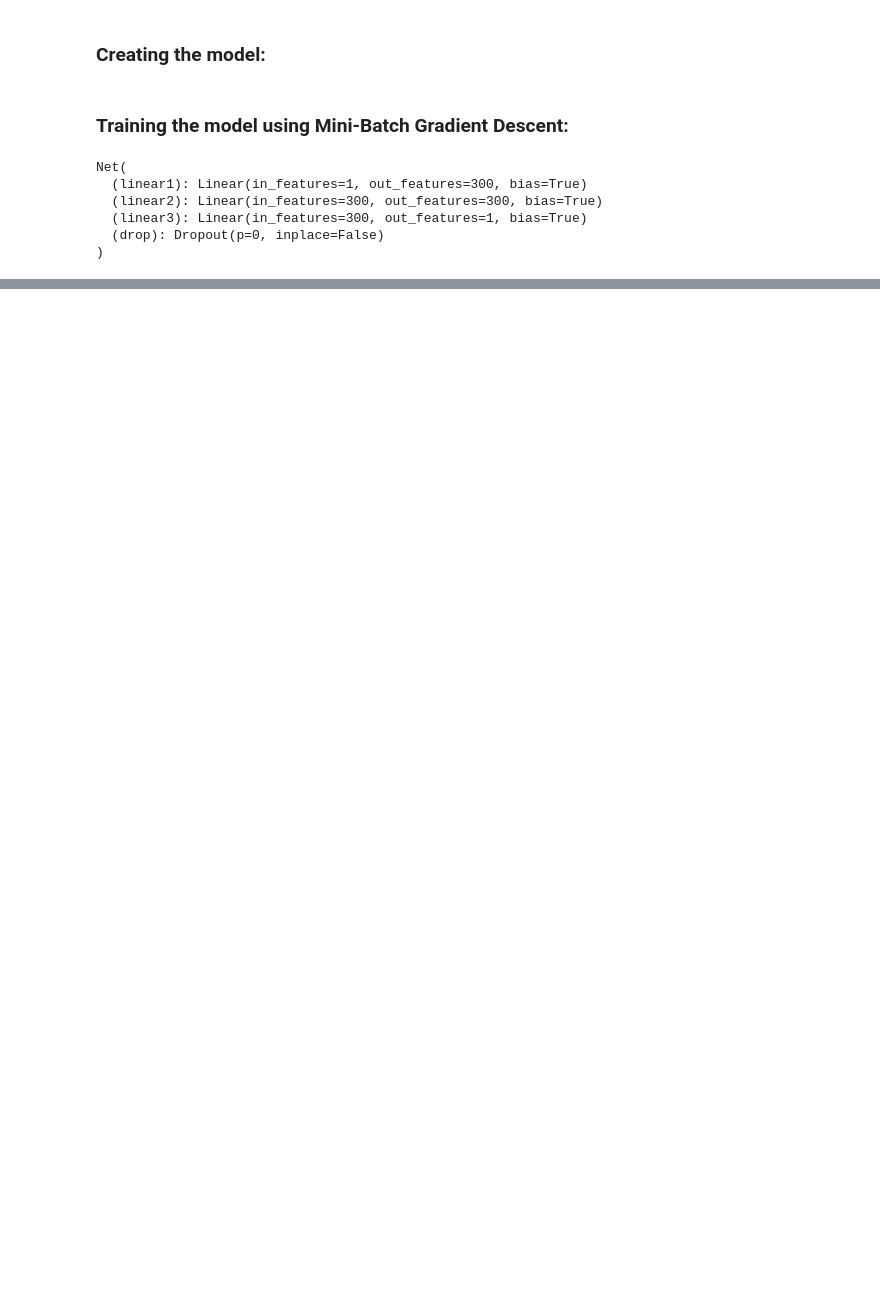
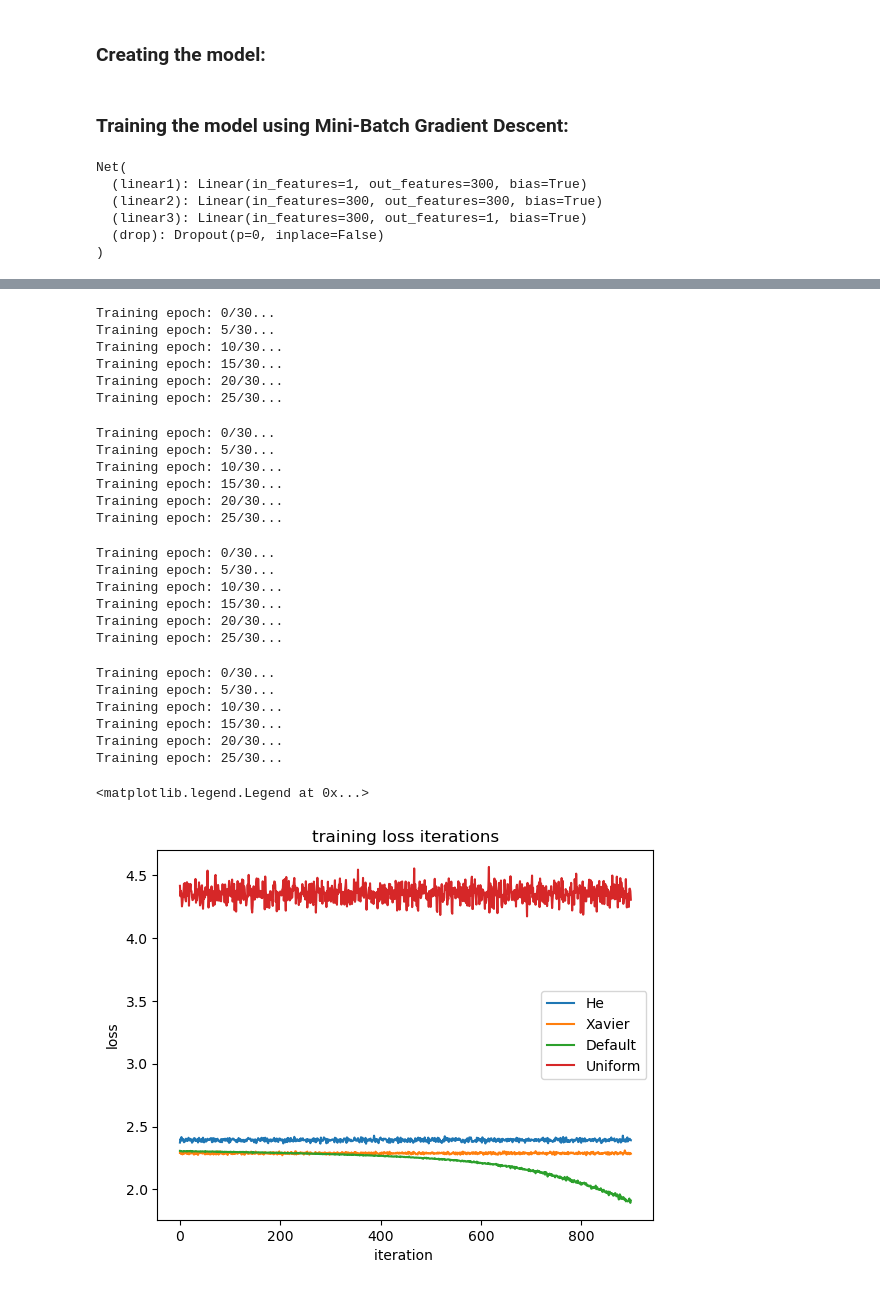
Before and after one commit to saianish03/PyTorch_Learn, a Jupyter notebook: NeuralNets.ipynb, the cells around one changed output, grey strips where cells are left out. Saved outputs shown, nothing was run; the diff lists cells and outputs as text; code cells hidden in the pictures; blank space fills up the shorter version.

```diff
--- a/NeuralNets.ipynb
+++ b/NeuralNets.ipynb
@@ -291,0 +497,60 @@ opti = optim.SGD()
+# %%
+model = Net(layers)
+learning_rate = 0.01
+optimizer = optim.SGD(model.parameters(), lr = learning_rate)
+training_results = train(model, criterion, trainloader, validation_loader, optimizer,epochs=30)
+# %% [output]
+Training epoch: 0/30...
+Training epoch: 5/30...
+Training epoch: 10/30...
+Training epoch: 15/30...
+Training epoch: 20/30...
+Training epoch: 25/30...
+# %%
+model_Uniform = Net_Uniform(layers)
+learning_rate = 0.01
+optimizer = optim.SGD(model.parameters(), lr = learning_rate)
+training_results_Uniform = train(model_Uniform, criterion, trainloader, validation_loader, optimizer,epochs=30)
+# %% [output]
+Training epoch: 0/30...
+Training epoch: 5/30...
+Training epoch: 10/30...
+Training epoch: 15/30...
+Training epoch: 20/30...
+Training epoch: 25/30...
+# %%
+model_Xavier = Net_Xavier(layers)
+learning_rate = 0.01
+optimizer = optim.SGD(model.parameters(), lr = learning_rate)
+training_results_Xavier = train(model_Xavier, criterion, trainloader, validation_loader, optimizer,epochs=30)
+# %% [output]
+Training epoch: 0/30...
+Training epoch: 5/30...
+Training epoch: 10/30...
+Training epoch: 15/30...
+Training epoch: 20/30...
+Training epoch: 25/30...
+# %%
+model_He = Net_He(layers)
+learning_rate = 0.01
+optimizer = optim.SGD(model.parameters(), lr = learning_rate)
+training_results_He = train(model_He, criterion, trainloader, validation_loader, optimizer,epochs=30)
+# %% [output]
+Training epoch: 0/30...
+Training epoch: 5/30...
+Training epoch: 10/30...
+Training epoch: 15/30...
+Training epoch: 20/30...
+Training epoch: 25/30...
+# %%
+plt.plot(training_results_He['training_loss'], label='He')
+plt.plot(training_results_Xavier['training_loss'], label='Xavier')
+plt.plot(training_results['training_loss'], label='Default')
+plt.plot(training_results_Uniform['training_loss'], label='Uniform')
+plt.ylabel('loss')
+plt.xlabel('iteration ')
+plt.title('training loss iterations')
+plt.legend()
+# %% [output]
+<matplotlib.legend.Legend at 0x...>
+[figure, added]
```
Also changed, not shown: parts of 41 cells of this notebook.
